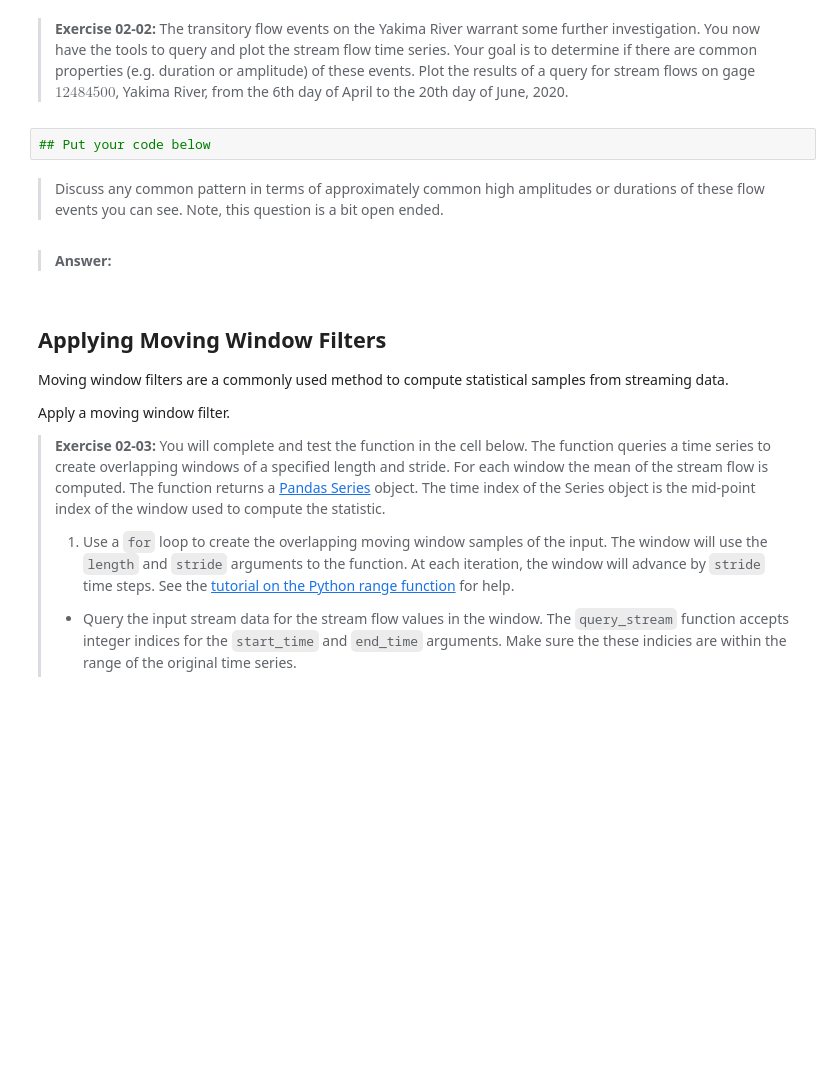
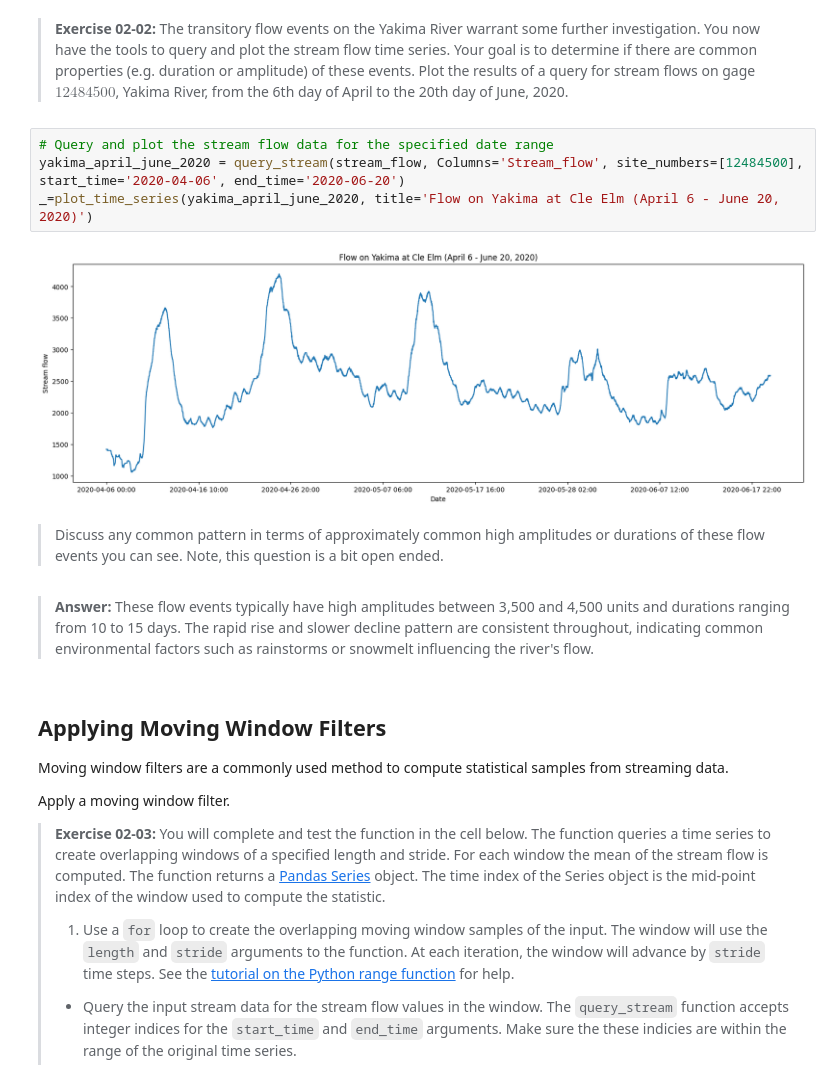
Before and after one commit to StephenElston/CSCI-E-108, a Jupyter notebook: notebooks/02_Streaming.ipynb, the cells around one changed output. Saved outputs shown, nothing was run; the diff lists cells and outputs as text; blank space fills up the shorter version.

```diff
--- a/notebooks/02_Streaming.ipynb
+++ b/notebooks/02_Streaming.ipynb
@@ -156,11 +257,15 @@ But, what can we make of the noticeable spikes in flow, particularly for gage $1
 # %% [markdown]
 > **Exercise 02-02:** The transitory flow events on the Yakima River warrant some further investigation. You now have the tools to query and plot the stream flow time series. Your goal is to determine if there are common properties (e.g. duration or amplitude) of these events. Plot the results of a query for stream flows on gage $12484500$, Yakima River, from the 6th day of April to the 20th day of June, 2020.
 # %%
-## Put your code below
+# Query and plot the stream flow data for the specified date range
+yakima_april_june_2020 = query_stream(stream_flow, Columns='Stream_flow', site_numbers=[12484500], start_time='2020-04-06', end_time='2020-06-20')
+_=plot_time_series(yakima_april_june_2020, title='Flow on Yakima at Cle Elm (April 6 - June 20, 2020)')
+# %% [output]
+[figure, added]
 # %% [markdown]
 > Discuss any common pattern in terms of approximately common high amplitudes or durations of these flow events you can see. Note, this question is a bit open ended.
 # %% [markdown]
-> **Answer:**
+> **Answer:** These flow events typically have high amplitudes between 3,500 and 4,500 units and durations ranging from 10 to 15 days. The rapid rise and slower decline pattern are consistent throughout, indicating common environmental factors such as rainstorms or snowmelt influencing the river's flow.
 # %% [markdown]
 ## Applying Moving Window Filters
 
```
Also changed, not shown: parts of 10 cells of this notebook.
